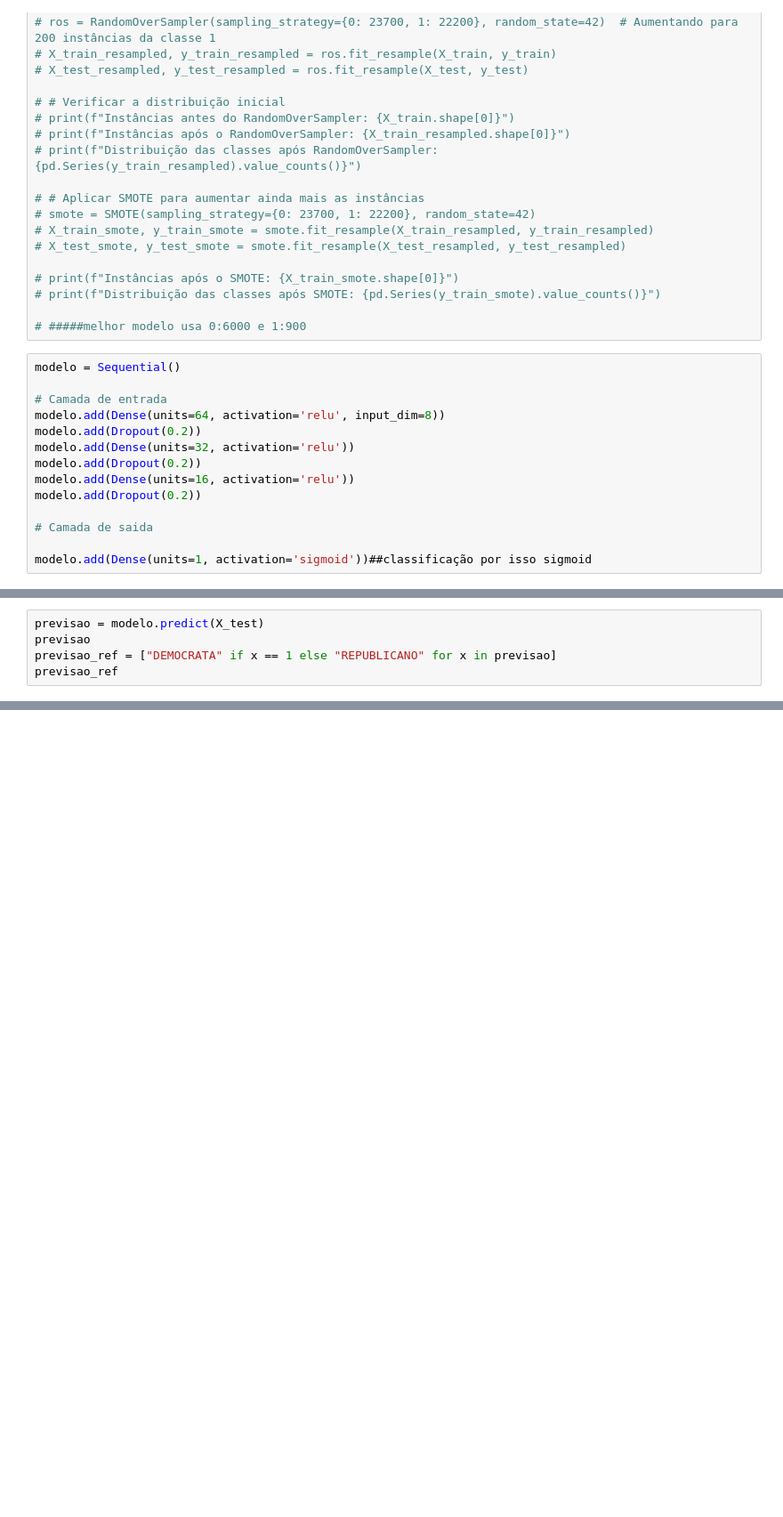
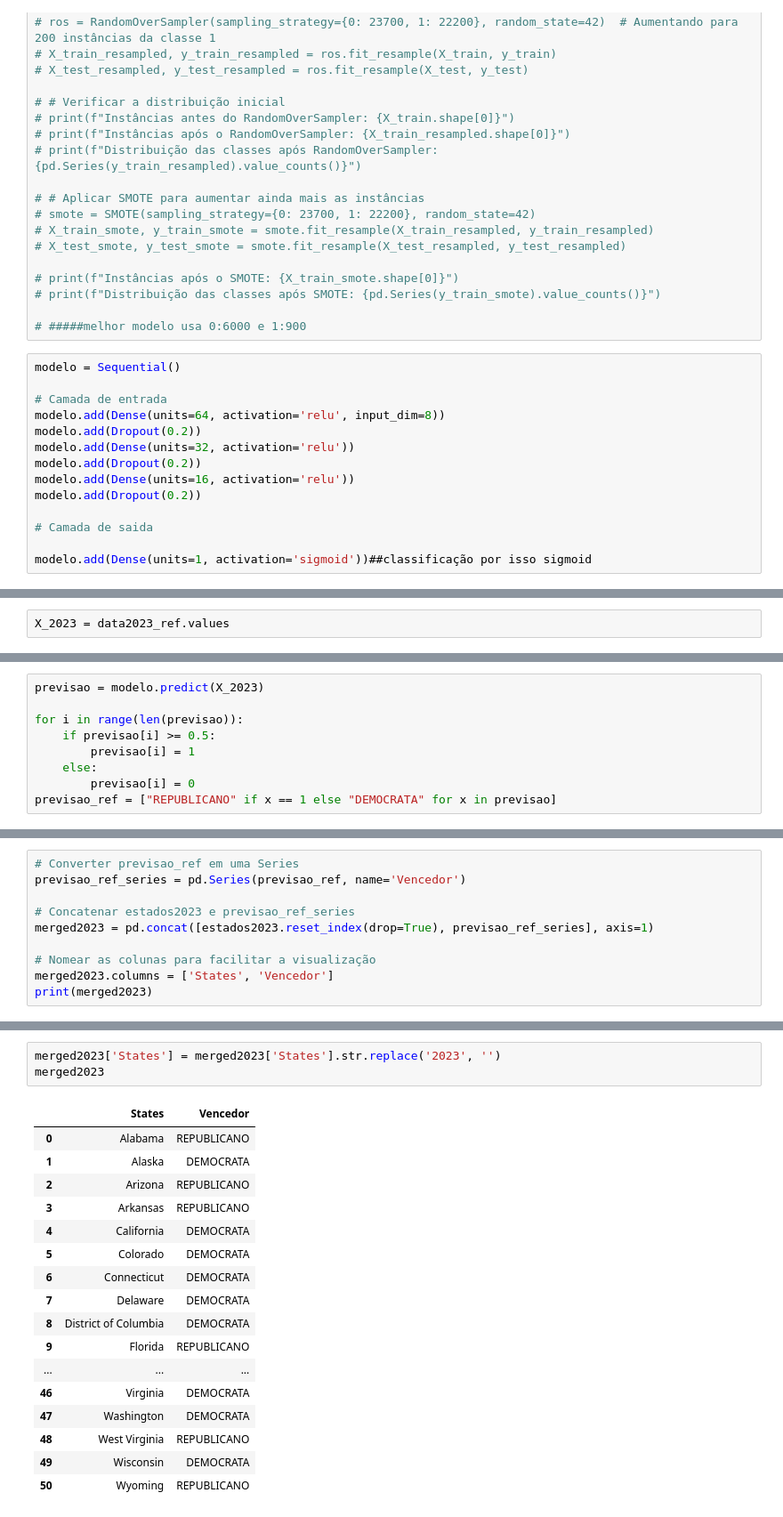
Before and after one commit to LuizNazareth/TrabalhoSAD, a Jupyter notebook: RNA.ipynb, the cells around one changed output, grey strips where cells are left out. Shown: that part at 89% size. Saved outputs shown, nothing was run; the diff lists cells and outputs as text; blank space fills up the shorter version.

Commit message:
Finalizando o modelo e o trabalho

```diff
--- a/RNA.ipynb
+++ b/RNA.ipynb
@@ -273,0 +288,2 @@ weighted avg       0.91      0.91      0.91        46
+# %%
+X_2023 = data2023_ref.values
@@ -274,6 +330,10 @@ weighted avg       0.91      0.91      0.91        46
 # %%
-previsao = modelo.predict(X_test)
-previsao
-previsao_ref = ["DEMOCRATA" if x == 1 else "REPUBLICANO" for x in previsao]
-previsao_ref
+previsao = modelo.predict(X_2023)
+
+for i in range(len(previsao)):
+    if previsao[i] >= 0.5:
+        previsao[i] = 1
+    else:
+        previsao[i] = 0
+previsao_ref = ["REPUBLICANO" if x == 1 else "DEMOCRATA" for x in previsao]
 # %% [output]
@@ -297,0 +341,10 @@ previsao_ref
+# %%
+# Converter previsao_ref em uma Series
+previsao_ref_series = pd.Series(previsao_ref, name='Vencedor')
+
+# Concatenar estados2023 e previsao_ref_series
+merged2023 = pd.concat([estados2023.reset_index(drop=True), previsao_ref_series], axis=1)
+
+# Nomear as colunas para facilitar a visualização
+merged2023.columns = ['States', 'Vencedor']
+print(merged2023)
@@ -297,0 +369,21 @@ previsao_ref
+# %%
+merged2023['States'] = merged2023['States'].str.replace('2023', '')
+merged2023
+# %% [output]
+|  | States | Vencedor |
+| 0 | Alabama | REPUBLICANO |
+| 1 | Alaska | DEMOCRATA |
+| 2 | Arizona | REPUBLICANO |
+| 3 | Arkansas | REPUBLICANO |
+| 4 | California | DEMOCRATA |
+| 5 | Colorado | DEMOCRATA |
+| 6 | Connecticut | DEMOCRATA |
+| 7 | Delaware | DEMOCRATA |
+| 8 | District of Columbia | DEMOCRATA |
+| 9 | Florida | REPUBLICANO |
+| ... | ... | ... |
+| 46 | Virginia | DEMOCRATA |
+| 47 | Washington | DEMOCRATA |
+| 48 | West Virginia | REPUBLICANO |
+| 49 | Wisconsin | DEMOCRATA |
+| 50 | Wyoming | REPUBLICANO |
```
Also changed, not shown: parts of 15 cells of this notebook, 1 other file.
